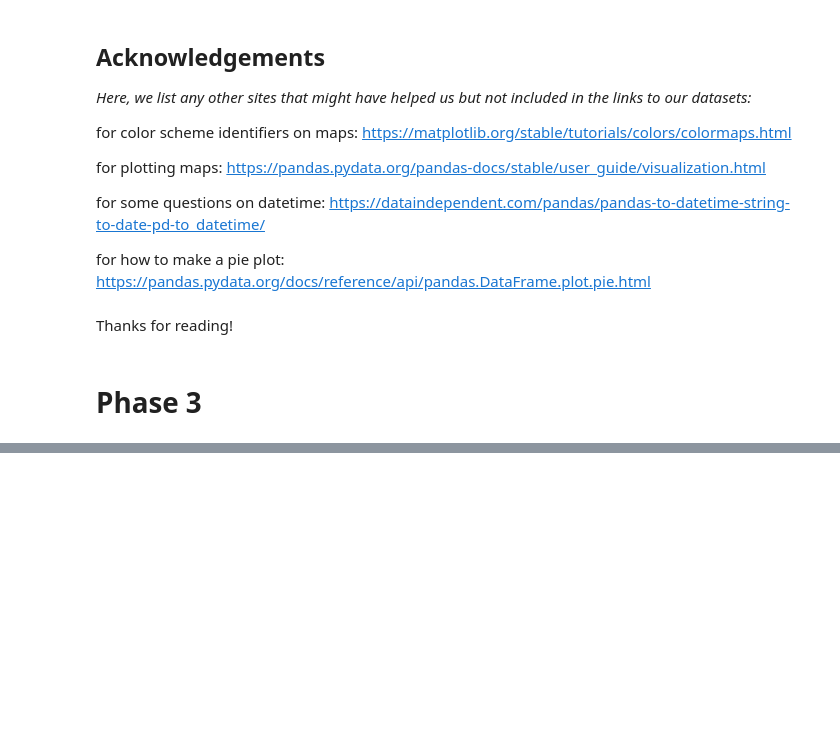
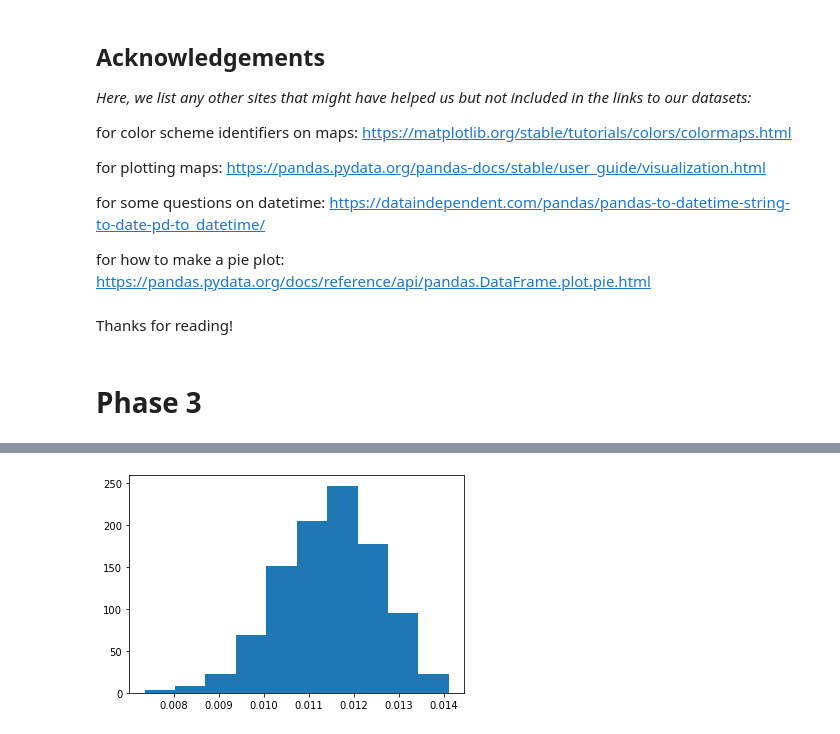
Before and after one commit to akkij26/info_2950, a Jupyter notebook: Phase_2_final.ipynb, the cells around one changed output, grey strips where cells are left out. Saved outputs shown, nothing was run; the diff lists cells and outputs as text; code cells hidden in the pictures; blank space fills up the shorter version.

```diff
--- a/Phase_2_final.ipynb
+++ b/Phase_2_final.ipynb
@@ -572,10 +462,0 @@ print(L1, x01, k1, b1)
-# %%
-upy1 = np.linspace(2025, 2100, 76)
-
-new_y_vals_2 = np.zeros(76)
-for i in range(76):
-    out = s_curve_pred(upy1[i])
-    new_y_vals_2[i] = out
-
-print(new_y_vals_2)
-print(upy)
@@ -669,0 +497,22 @@ plt.show()
+# %%
+# evaluation of significance
+#coef_df = np.zeros(1000)
+#for i in range(1000):
+#    sample_df = new_tot.sample(n = new_tot.shape[0], replace = True)
+#    model = LinearRegression().fit(sample_df[['year']], sample_df[['energy']])
+#    coef_df[i] = model.coef_[0][0]
+
+#plt.hist(coef_df)
+#plt.show()
+
+
+coef_df = np.zeros(1000)
+for i in range(1000):
+    sample_df = annual_df.sample(n = annual_df.shape[0], replace = True)
+    model = LinearRegression().fit(sample_df[['year']], sample_df[['Total Renewable Energy Production']])
+    coef_df[i] = model.coef_[0][0]
+
+plt.hist(coef_df)
+plt.show()
+# %% [output]
+[figure, added]
```
Also changed, not shown: parts of 25 cells of this notebook.
